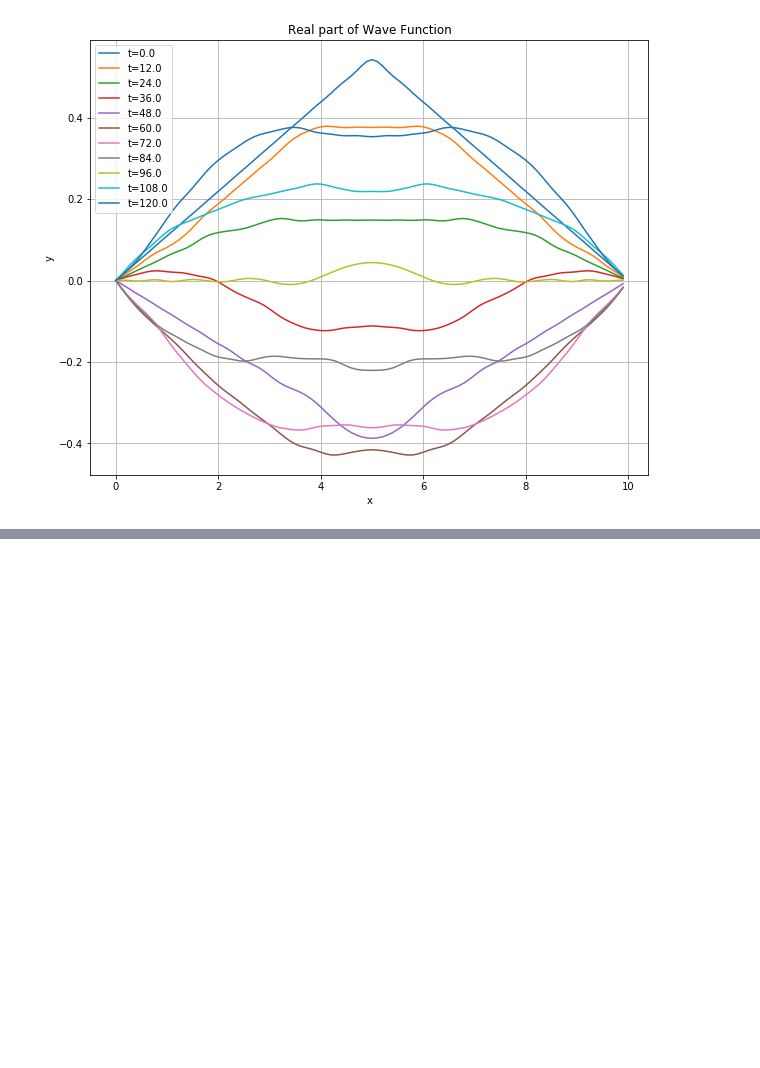
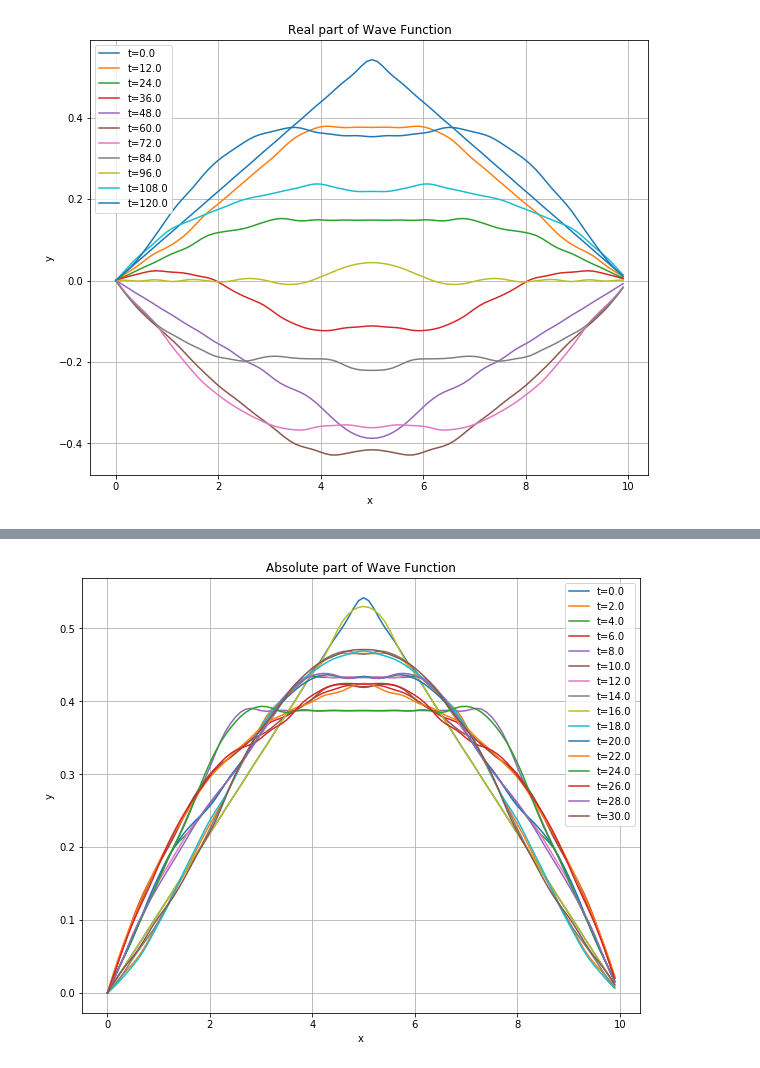
Before and after one commit to mholtrop/QMPython, a Jupyter notebook: Infinite_Square_Well_Solutions.ipynb, the cells around one changed output, grey strips where cells are left out. Cells and saved outputs as stored; diff of their text form; code cells hidden in the pictures; blank space fills up the shorter version.

```diff
--- a/Infinite_Square_Well_Solutions.ipynb
+++ b/Infinite_Square_Well_Solutions.ipynb
@@ -198,12 +214,14 @@ plt.show()
 # %%
 plt.figure(figsize=(10,8))
 x_r = np.arange(0,10,0.1)
 for t in np.arange(0.,32.,2.):
-    y_p = [np.abs(psi_f(x,t,10.)) for x in x_r]
+    y_p = [np.abs(psi_f(x,t,a_l)) for x in x_r]
     plt.plot(x_r,y_p,label="t={}".format(t))
     plt.legend()
     plt.title("Absolute part of Wave Function")
     plt.xlabel("x")
     plt.ylabel("y")
     plt.grid(True,which='both')
 plt.show()
+# %% [output]
+[figure, added]
```
Also changed, not shown: parts of 9 cells of this notebook, 1 other file.
